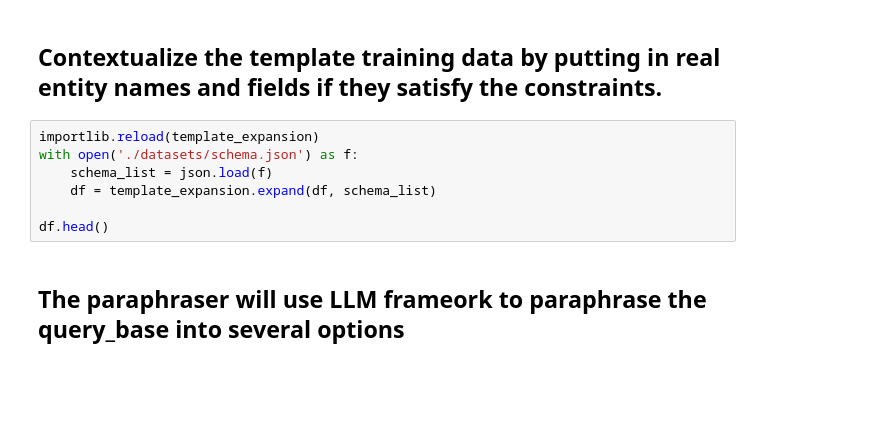
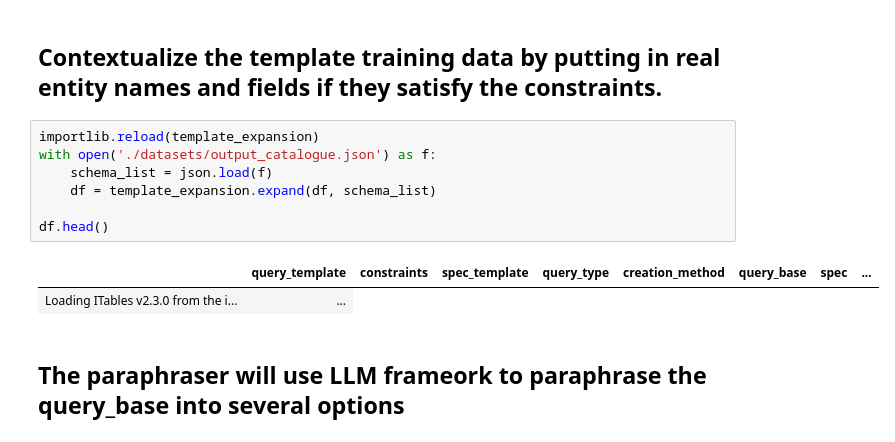
Before and after one commit to skylarwalters/DQVis-Generation, a Jupyter notebook: main.ipynb, the cells around one changed output. Saved outputs shown, nothing was run; the diff lists cells and outputs as text; blank space fills up the shorter version.

```diff
--- a/main.ipynb
+++ b/main.ipynb
@@ -39,11 +65,14 @@ schema_generation.main()
 ## Contextualize the template training data by putting in real entity names and fields if they satisfy the constraints.
 # %%
 importlib.reload(template_expansion)
-with open('./datasets/schema.json') as f:
+with open('./datasets/output_catalogue.json') as f:
     schema_list = json.load(f)
     df = template_expansion.expand(df, schema_list)
 
 df.head()
+# %% [output]
+|  | query_template | constraints | spec_template | query_type | creation_method | query_base | spec | ... |
+| Loading ITables v2.3.0 from the i... | ... |
 # %% [markdown]
 ## The paraphraser will use LLM frameork to paraphrase the query_base into several options
 # %%
```
Also changed, not shown: parts of 8 cells of this notebook, 4 other files.
